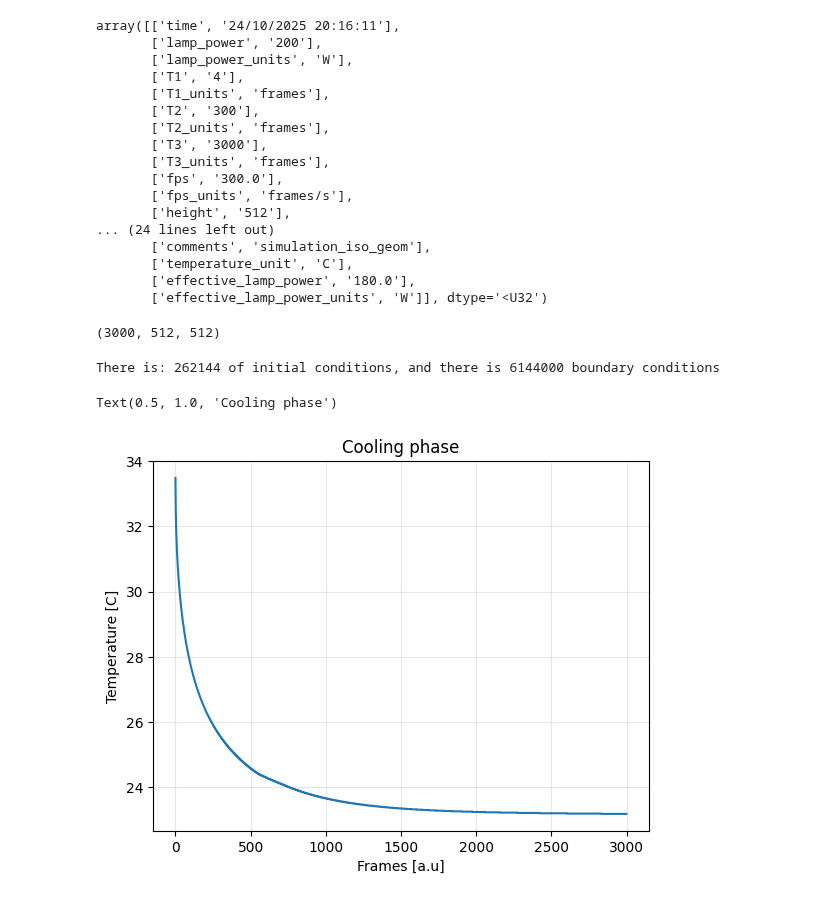
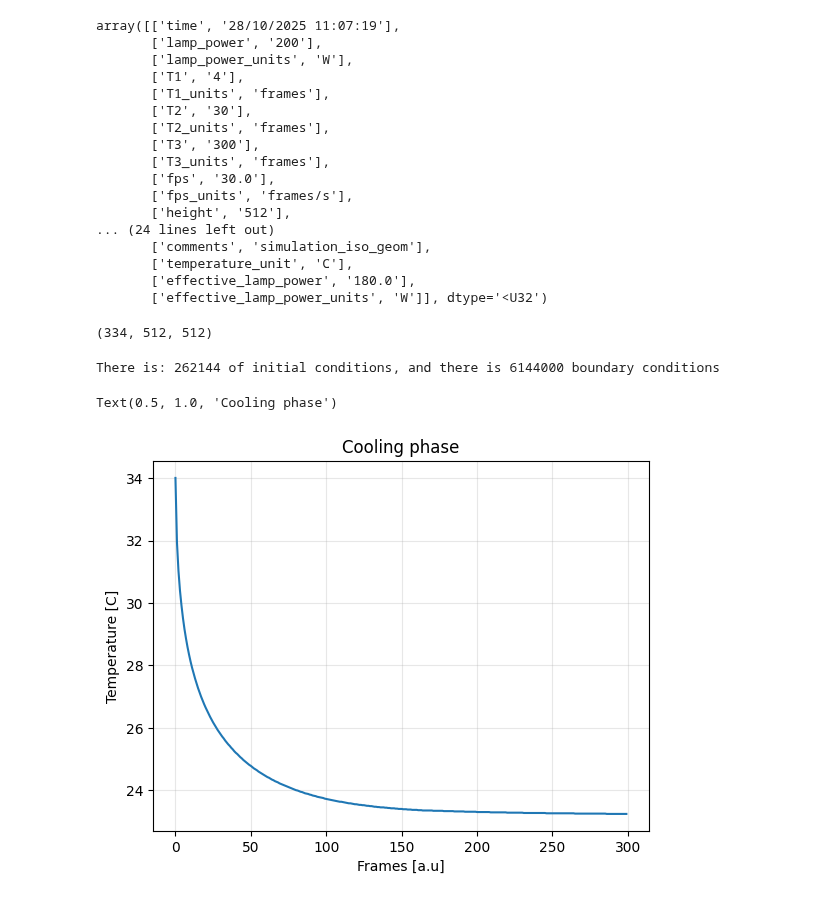
Before and after one commit to konrad-jaworski/Anisotropic_diffusivity_2, a Jupyter notebook: model_notebook_2.ipynb, the cells around one changed output. Cells and saved outputs as stored; diff of their text form; code cells hidden in the pictures.

```diff
--- a/model_notebook_2.ipynb
+++ b/model_notebook_2.ipynb
@@ -13,18 +8,18 @@ torch.manual_seed(42)
 # %%
-data = np.load(r'/Users/jaworskj/Desktop/Pulse_data_sample/2025_10_24_sample_100x100x5mm_no_defect_isotropic.npz', allow_pickle=True)
+data = np.load(r'F:\Synthetic_data_no_defect\2025_10_24_sample_100x100x5mm_no_defect_isotropic_gaussian_heat.npz', allow_pickle=True)
 # %%
 data['meta']
 # %% [output]
-array([['time', '24/10/2025 20:16:11'],
+array([['time', '28/10/2025 11:07:19'],
        ['lamp_power', '200'],
        ['lamp_power_units', 'W'],
        ['T1', '4'],
        ['T1_units', 'frames'],
-       ['T2', '300'],
+       ['T2', '30'],
        ['T2_units', 'frames'],
-       ['T3', '3000'],
+       ['T3', '300'],
        ['T3_units', 'frames'],
-       ['fps', '300.0'],
+       ['fps', '30.0'],
        ['fps_units', 'frames/s'],
        ['height', '512'],
 ... (24 lines left out)
@@ -33,9 +28,9 @@ array([['time', '24/10/2025 20:16:11'],
        ['effective_lamp_power', '180.0'],
        ['effective_lamp_power_units', 'W']], dtype='<U32')
 # %%
-data['data'][304:,:,:].shape
+data['data'].shape
 # %% [output]
-(3000, 512, 512)
+(334, 512, 512)
 # %%
 print(f"There is: {512*512} of initial conditions, and there is {(4*512)*3000} boundary conditions")
 # %% [output]
@@ -45,12 +40,12 @@ T,H,W=data['data'].shape
 H_center=H//2
 W_center=W//2
 # %%
-plt.plot(data['data'][304:,H_center,W_center])
+plt.plot(data['data'][34:,H_center,W_center])
 plt.ylabel('Temperature [C]')
 plt.xlabel('Frames [a.u]')
 plt.grid(alpha=0.3)
 plt.title('Cooling phase')
 # %% [output]
 Text(0.5, 1.0, 'Cooling phase')
-[figure, old version]
+[figure, new version]
 # %%
```
Also changed, not shown: parts of 31 cells of this notebook, 2 other files.
